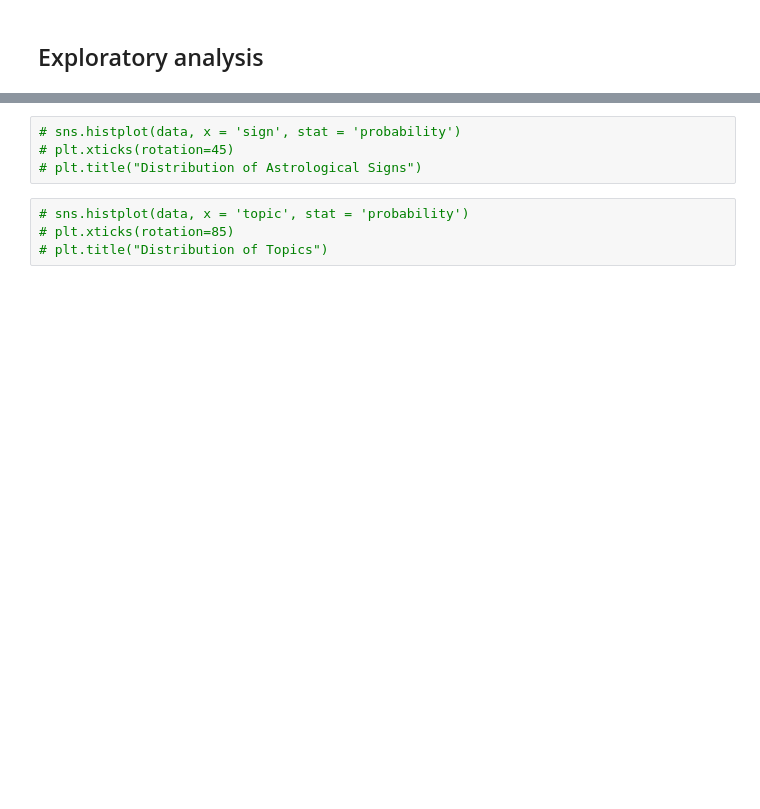
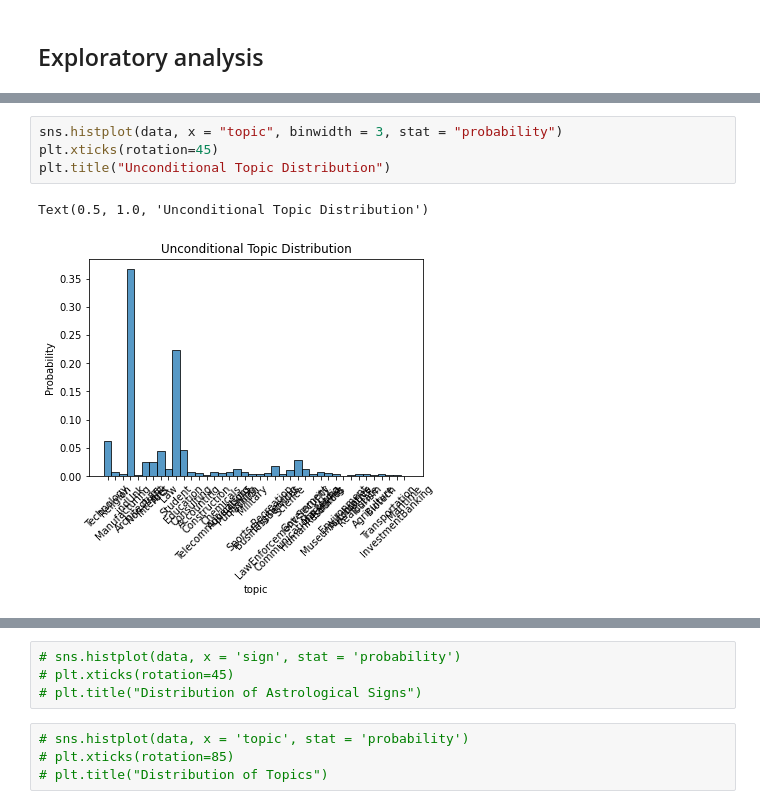
Before and after one commit to lennertjansen/msc-ai-thesis, a Jupyter notebook: data_preprocessing/exploratory_analysis.ipynb, the cells around one changed output, grey strips where cells are left out. Drawn from its saved outputs; the diff is of its cells as text; blank space fills up the shorter version.

```diff
--- a/data_preprocessing/exploratory_analysis.ipynb
+++ b/data_preprocessing/exploratory_analysis.ipynb
@@ -61 +115,8 @@ data = pd.read_csv("../data/blogs_kaggle/blogtext.csv")
+# %%
+sns.histplot(data, x = "topic", binwidth = 3, stat = "probability")
+plt.xticks(rotation=45)
+plt.title("Unconditional Topic Distribution")
+# %% [output]
+Text(0.5, 1.0, 'Unconditional Topic Distribution')
+[figure, added]
 # %%
```
Also changed, not shown: parts of 18 cells of this notebook.
